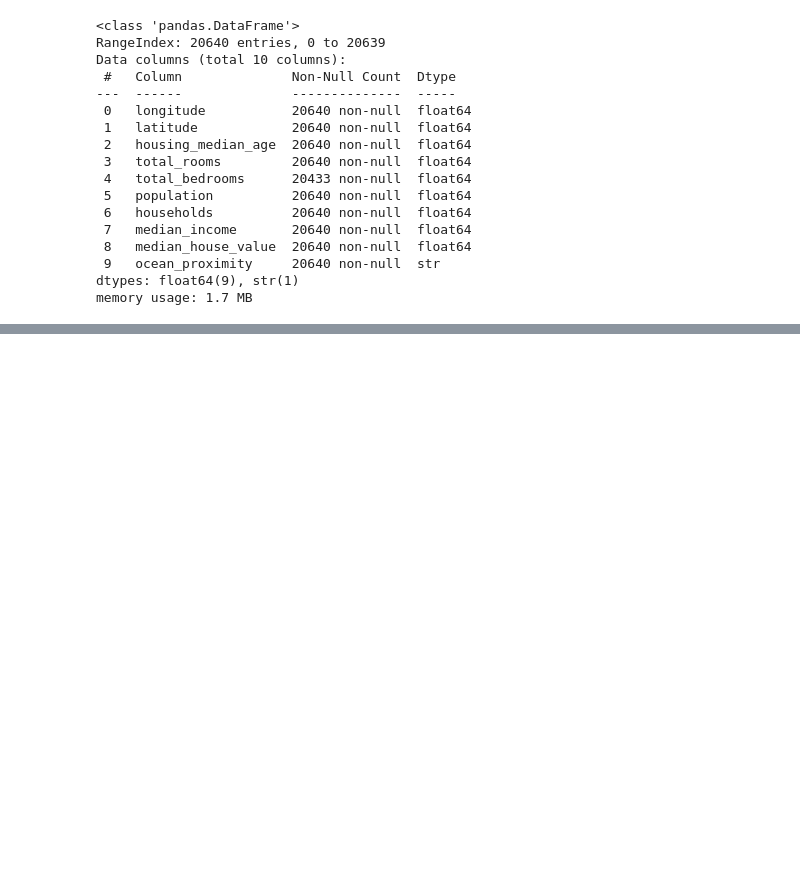
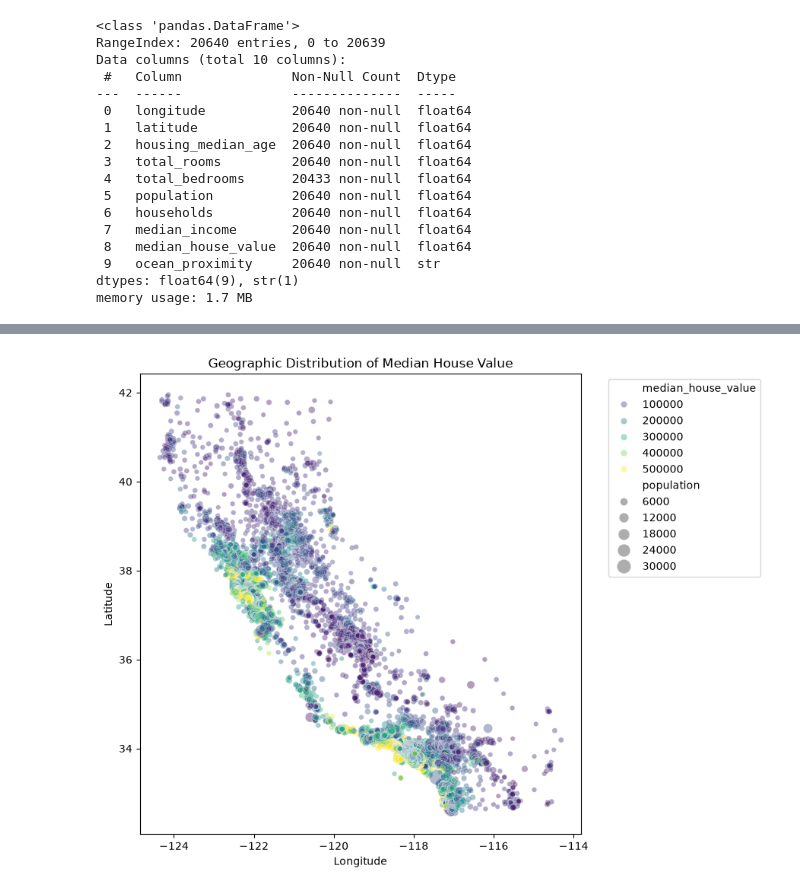
Before and after one commit to YugamdeepGoyal/elc_house_price_prediction, a Jupyter notebook: eda.ipynb, the cells around one changed output, grey strips where cells are left out. Drawn from its saved outputs; the diff is of its cells as text; code cells hidden in the pictures; blank space fills up the shorter version.

```diff
--- a/eda.ipynb
+++ b/eda.ipynb
@@ -45,0 +88,29 @@ df.describe()
+# %%
+# Set the figure size using matplotlib
+plt.figure(figsize=(9, 7))
+
+# Create the scatter plot using seaborn
+scatter = sns.scatterplot(
+    data=df,
+    x="longitude",
+    y="latitude",
+    hue="median_house_value",
+    palette="viridis",
+    size="population",
+    sizes=(20, 200),  # Adjusts the minimum and maximum bubble sizes
+    alpha=0.4,
+    legend="brief"    # Shows a clean, binned legend for both color and size
+)
+
+# Customize labels and title
+plt.xlabel("Longitude")
+plt.ylabel("Latitude")
+plt.title("Geographic Distribution of Median House Value")
+
+# Adjust legend position if it overlaps with data points
+plt.legend(bbox_to_anchor=(1.05, 1), loc='upper left')
+plt.tight_layout()
+plt.savefig("images/geo_distribution_of_median_value.png", dpi=600)
+plt.show()
+# %% [output]
+[figure, added]
```
Also changed, not shown: parts of 5 cells of this notebook, 5 other files.
